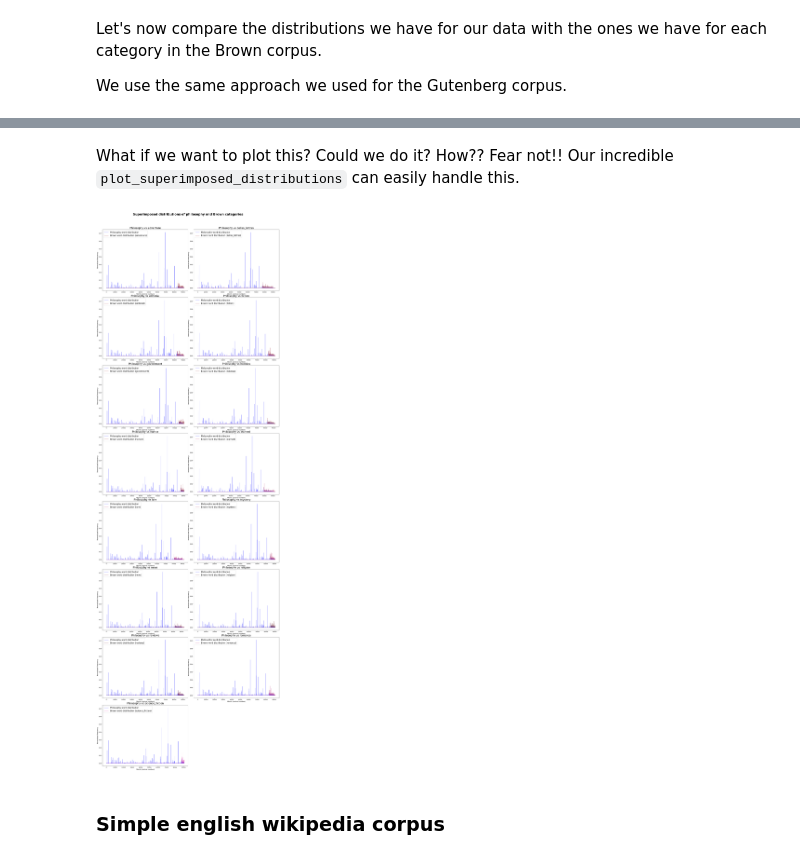
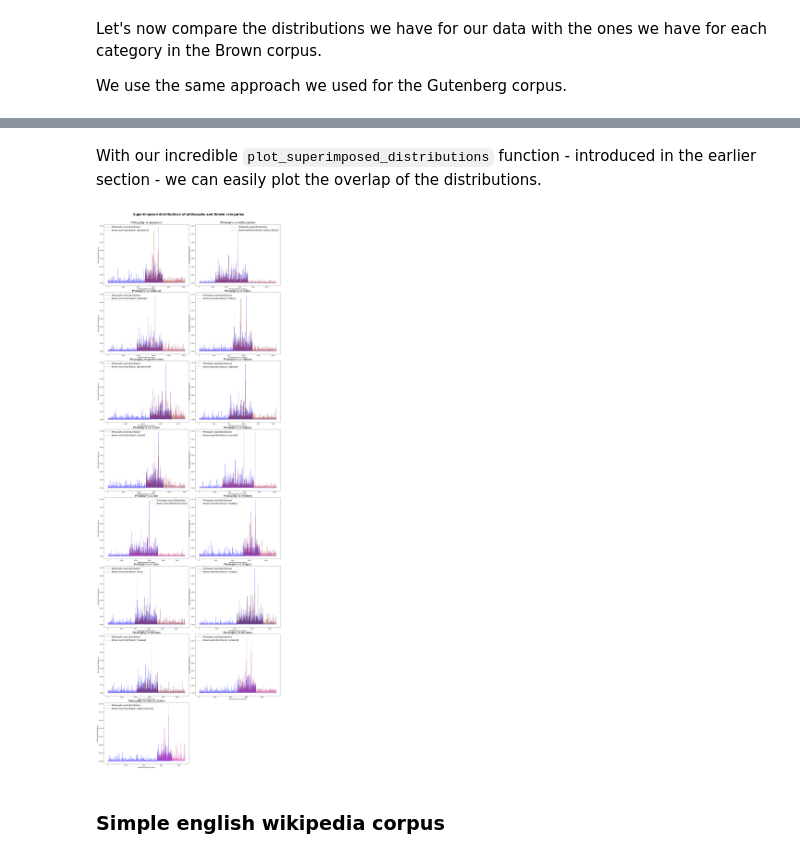
Before and after one commit to giordanoscerra/ProjectAthena, a Jupyter notebook: Exploration/contrastive_analysis.ipynb, the cells around one changed output, grey strips where cells are left out. Drawn from its saved outputs; the diff is of its cells as text; code cells hidden in the pictures.

```diff
--- a/Exploration/contrastive_analysis.ipynb
+++ b/Exploration/contrastive_analysis.ipynb
@@ -263,18 +237,17 @@ Upon inspection, the Gutenberg corpus is pretty clean. However, each file has th
 # %%
 filtered_words = []
-threshold = 0  #0.05
+threshold = 0.8
 for filename in gutenberg.fileids():
     words_list = gutenberg.words(filename)
-    # We filter away stopwords and non-alphanumeric words
+    # We filter away stopwords and non-alpha words
+    # (numbers are common in this corpus, and a distributional comparison on numbers is not very meaningful)
     # We also remove the trailing header
-    filtered_words.append([w for w in words_list[words_list.index(']'):] if (w.lower() not in stopwords_list and w.isalnum())])
+    filtered_words.append([w for w in words_list[words_list.index(']'):] if (w.lower() not in stopwords_list and w.isalpha())])
 
-# We lowercase the words
+# We lowercase the words (as we did for the philosophy corpus)
 gutenberg_freq_dist = nltk.FreqDist([w.lower() for w in chain.from_iterable(filtered_words)])
 
-# We could remove the rarest words
-total_mass = sum(gutenberg_freq_dist.values())  # gutenberg_freq_dist.N()
-lower_bound = threshold*total_mass
-gutenberg_distribution = {k:v/total_mass for (k,v) in gutenberg_freq_dist.items() if v>lower_bound}
+# Create the distribution
+gutenberg_distribution = compute_distribution(gutenberg_freq_dist, threshold)
 
 assert sum(gutenberg_distribution.values()) == 1, "There's a problem in the normalization: sum is not one"
@@ -444,3 +383,21 @@ All is well
+# %%
+# word frequencies per category
+brown_words_per_cat, brown_distribution = {}, {}
+
+# For each category, we again focus on 80% of the mass
+threshold = 0.8
+
+for category in brown.categories():
+    filtered_words = [w for w in brown.words(categories=category) if (w.lower() not in stopwords_list and w.isalpha())]
+
+    # As already noted, we compare lowercase letters because we're just interested in counts/frequencies.
+    # Maybe capitalizing some words may convey meaning, but it's something for
+    # the classifiers, not this analysis.
+    freq_dist = nltk.FreqDist(w.lower() for w in filtered_words)
+
+    # Create the distribution
+    brown_distribution[category] = compute_distribution(freq_dist, threshold)
+    assert(sum(brown_distribution[category].values()) == 1), f"Category {category} is not normalized"
 # %% [markdown]
 Let's now compare the distributions we have for our data with the ones we have for each category in the Brown corpus.
 
@@ -499,28 +456,28 @@ Category belles_lettres of the Brown corpus:
-# %% [markdown]
-What if we want to plot this? Could we do it? How?? Fear not!! Our incredible `plot_superimposed_distributions` can easily handle this.
+# %% [markdown]
+With our incredible `plot_superimposed_distributions` function - introduced in the earlier section - we can easily plot the overlap of the distributions.
 # %%
 fig, axs = plt.subplots(8,2,figsize=(20,60))
 axs = axs.ravel()
 
 for i,category in enumerate(brown.categories()):
     plot_superimposed_distributions(philosophy_distribution,
                                             brown_distribution[category],
                                             label1='Philosophy word distribution',
                                             label2=f'Brown word distribution ({category})',
                                             distribution1='philosophy',
                                             distribution2=f'{category}',
                                             color2=((145+5*i*np.sin(i))/255,(7+5*np.sin(i))/255,(7+5*i*(np.sin(i)+0.974))/255),
                                             ax=axs[i])
 
 for i in range(len(brown.categories()),16):
     axs[i].axis('off')
 
-plt.suptitle('Superimposed distributions of philosophy and Brown categories', fontsize=24, y=1.02, fontweight='bold')
+plt.suptitle('Superimposed distributions of philosophy and Brown categories', fontsize=24, y=1.01, fontweight='bold')
 plt.tight_layout(pad=0)
-#save_plot(plt, 'philosophy_vs_brown_distributions')
+save_plot(plt, 'philosophy_vs_brown_distributions')
 plt.show()
 # %% [output]
-[figure, old version]
+[figure, new version]
 # %% [markdown]
 ### Simple english wikipedia corpus
 # %% [markdown]
```
Also changed, not shown: parts of 47 cells of this notebook, 7 other files.
